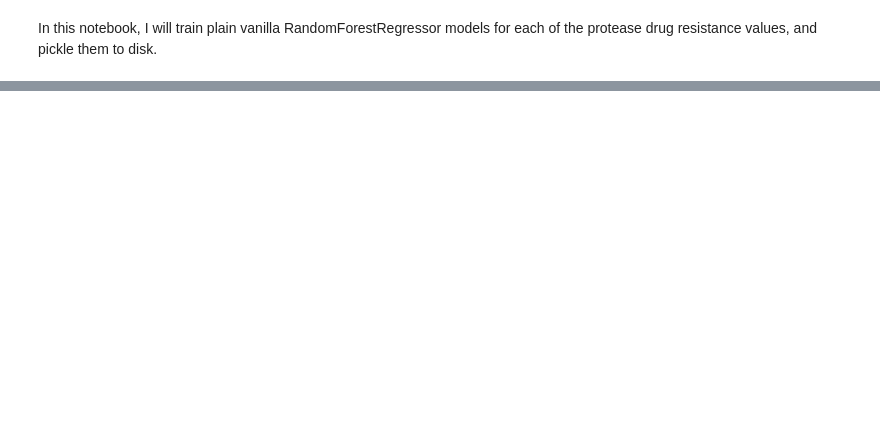
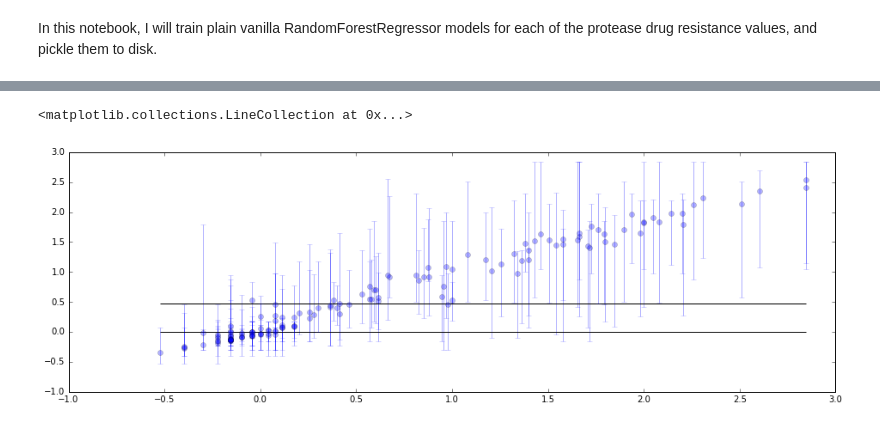
Before and after one commit to ericmjl/genomic-surveillance-dashboard, a Jupyter notebook: notebooks/made-base-models.ipynb, the cells around one changed output, grey strips where cells are left out. Cells and saved outputs as stored; diff of their text form; code cells hidden in the pictures; blank space fills up the shorter version.

Commit message:
updated notebook to try playing with random forest intervals.

```diff
--- a/notebooks/made-base-models.ipynb
+++ b/notebooks/made-base-models.ipynb
@@ -21,7 +21,7 @@ data_numeric = cf.to_numeric_rep(data, feat_cols, rep='mw')
 X, Y, X_train, X_test, Y_train, Y_test = cf.to_train_test_split(data_numeric, feat_cols, drug, test_size=0.3)
 # sscv = ShuffleSplit(n=len(X_train), n_iter=3, test_size=0.3)
 # %%
-mdl = RandomForestRegressor(n_estimators=100)
+mdl = RandomForestRegressor(n_estimators=2000, min_samples_leaf=1, n_jobs=-1, )
 mdl.fit(X, Y)
 # %% [output]
 RandomForestRegressor(bootstrap=True, criterion='mse', max_depth=None,
@@ -31,0 +32,25 @@ RandomForestRegressor(bootstrap=True, criterion='mse', max_depth=None,
+# %%
+import numpy as np
+
+def pred_intervals(model, X, percentile=95):
+    """
+    From http://blog.datadive.net/prediction-intervals-for-random-forests/
+
+    Computes prediction intervals to compute uncertainty.
+    """
+    err_down = []
+    err_up = []
+    avg_preds = []
+    for row in range(len(X)):
+        # print(x)
+        preds = []
+        for est in model.estimators_:
+            preds.append(est.predict(X[row].reshape(1, -1))[0])
+        err_down.append(np.percentile(preds, (100 - percentile) / 2. ))
+        err_up.append(np.percentile(preds, 100 - (100 - percentile) / 2.))
+        avg_preds.append(np.mean(preds))
+    return err_down, err_up, avg_preds
+# %%
+%%time
+err_down, err_up, avg_preds = pred_intervals(mdl, X_test.values)
+err_down, err_up, avg_preds
@@ -31,0 +60,3 @@ RandomForestRegressor(bootstrap=True, criterion='mse', max_depth=None,
+# %%
+yerr_down = np.array(avg_preds) - np.array(err_down)
+yerr_up = np.array(err_up) - np.array(avg_preds)
@@ -32,3 +89,14 @@ RandomForestRegressor(bootstrap=True, criterion='mse', max_depth=None,
+# %%
+import matplotlib.pyplot as plt
+%matplotlib inline
+fig = plt.figure(figsize=(16, 5))
+plt.errorbar(Y_test.values, avg_preds, yerr=[yerr_down, yerr_up], marker='o', ls='none', alpha=0.3)
+# plt.xlim(-1.5, 3)
+# plt.ylim(-1.5, 3)
+plt.hlines(y=[0, np.log10(3)], xmin=min(Y_test.values), xmax=max(Y_test.values))
+# %% [output]
+<matplotlib.collections.LineCollection at 0x...>
+[figure, added]
 # %%
 joblib.dump(mdl, '../models/base/{drug}/{drug}.pkl'.format(drug=drug))
 # %% [output]
```
Also changed, not shown: parts of 7 cells of this notebook.
